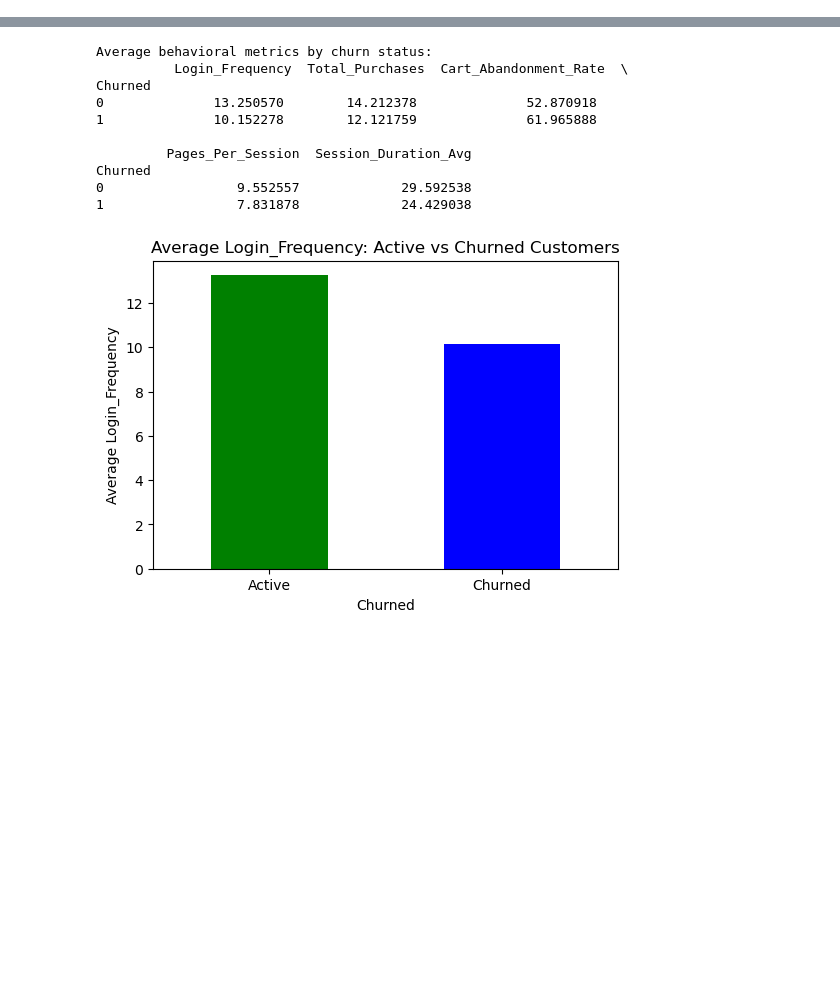
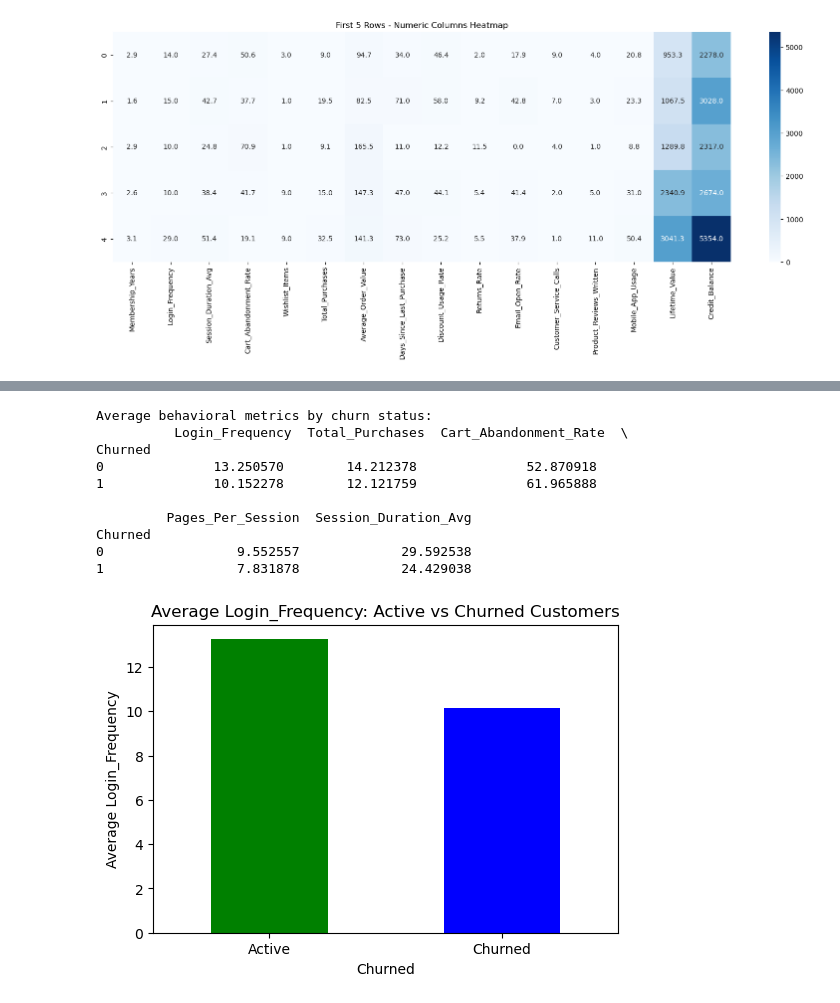
Before and after one commit to PatriciaDros/consumer-behavior, a Jupyter notebook: consumer-churn-analysis/python/Customer-Churn.ipynb, the cells around one changed output, grey strips where cells are left out. Cells and saved outputs as stored; diff of their text form; code cells hidden in the pictures; blank space fills up the shorter version.

```diff
--- a/consumer-churn-analysis/python/Customer-Churn.ipynb
+++ b/consumer-churn-analysis/python/Customer-Churn.ipynb
@@ -39,0 +77,12 @@ None
+# %%
+plt.figure(figsize=(20,6))  # wide but short, good for many columns
+sns.heatmap(
+    df.head().select_dtypes('float'),
+    annot=True,
+    fmt=".1f",
+    cmap='Blues'
+)
+plt.title("First 5 Rows - Numeric Columns Heatmap")
+plt.show()
+# %% [output]
+[figure, added]
```
Also changed, not shown: parts of 22 cells of this notebook, 2 other files.
